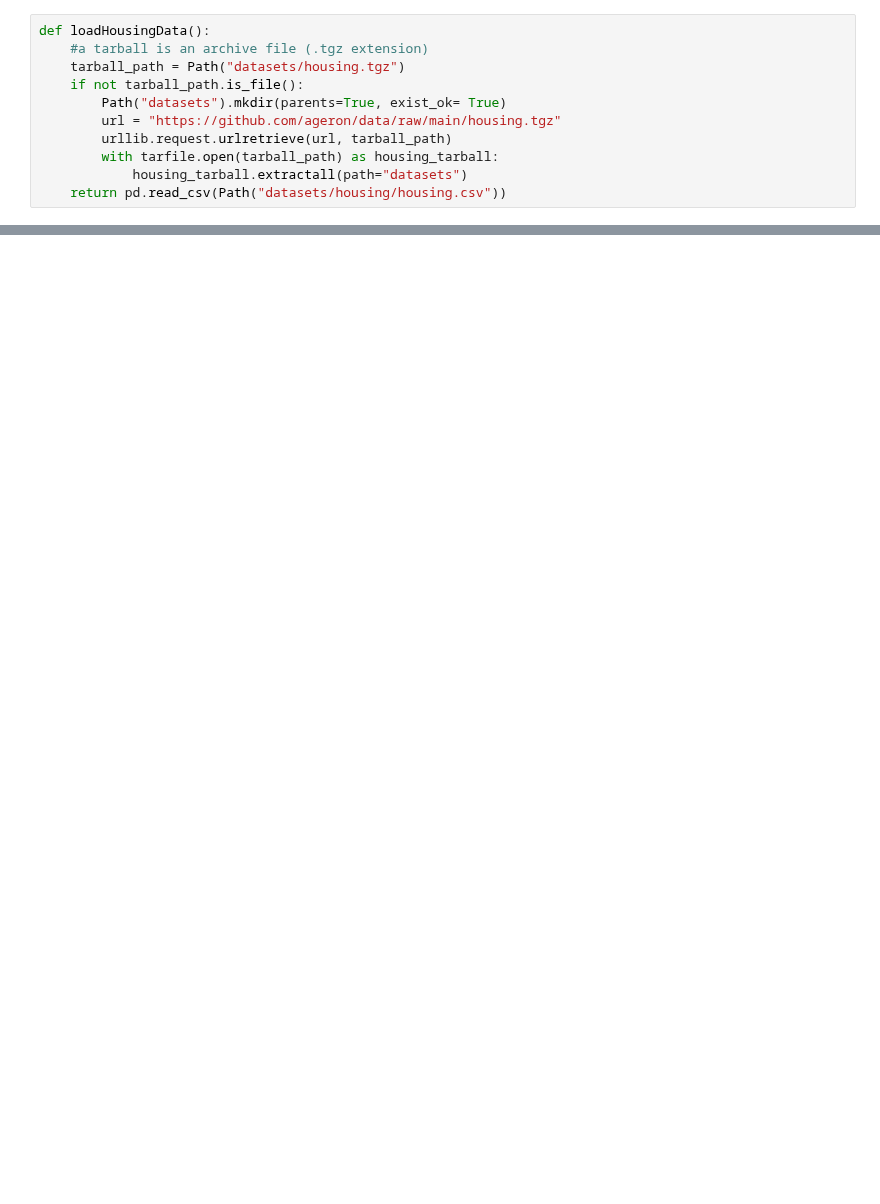
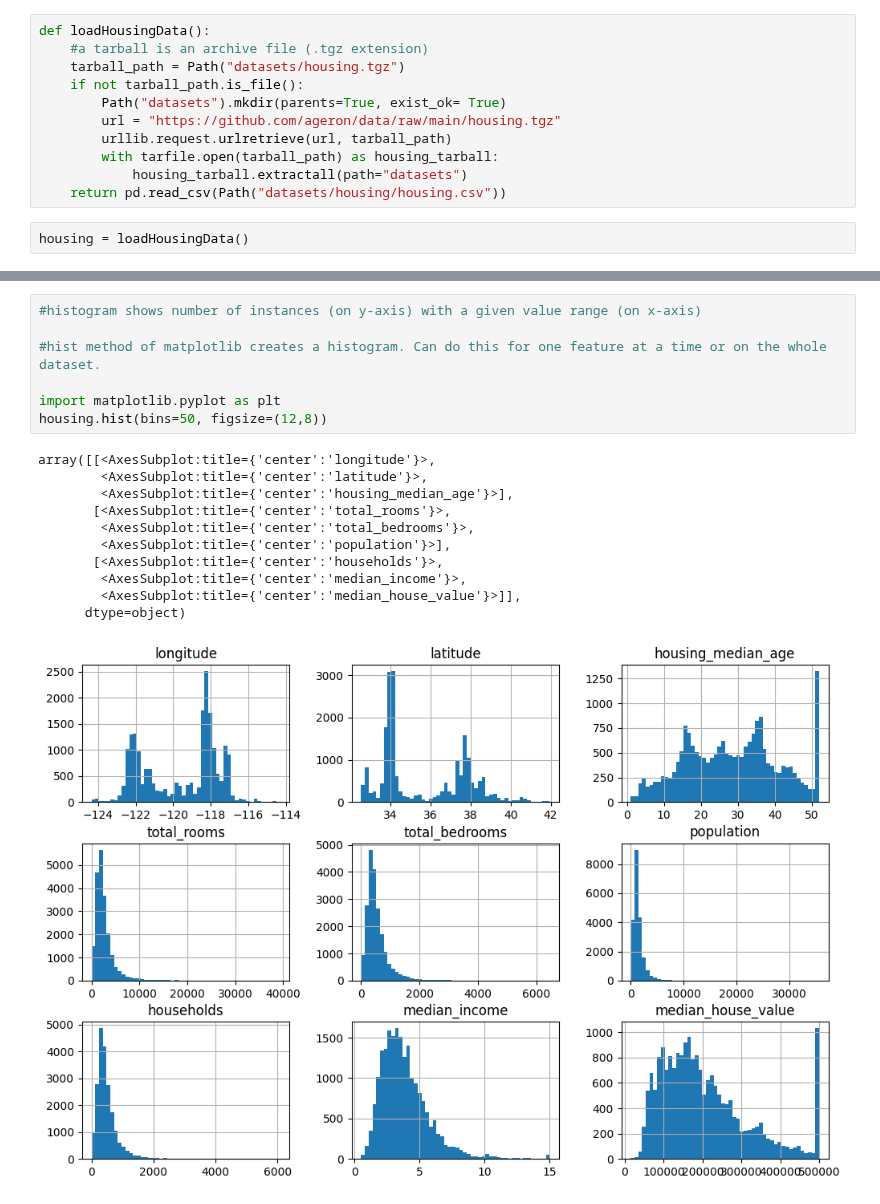
Before and after one commit to TaurusFire/Hands-on-Machine-Learning-Code-Notes, a Jupyter notebook: Chapter 2- Housing Project/HousingPrices.ipynb, the cells around one changed output, grey strips where cells are left out. Saved outputs shown, nothing was run; the diff lists cells and outputs as text; blank space fills up the shorter version.

Commit message:
modified HousingPrices

```diff
--- a/Chapter 2- Housing Project/HousingPrices.ipynb
+++ b/Chapter 2- Housing Project/HousingPrices.ipynb
@@ -32,3 +33,5 @@ def loadHousingData():
         with tarfile.open(tarball_path) as housing_tarball:
             housing_tarball.extractall(path="datasets")
     return pd.read_csv(Path("datasets/housing/housing.csv"))
+# %%
+housing = loadHousingData()
@@ -34,0 +92,19 @@ def loadHousingData():
+# %%
+#histogram shows number of instances (on y-axis) with a given value range (on x-axis)
+
+#hist method of matplotlib creates a histogram. Can do this for one feature at a time or on the whole dataset.
+
+import matplotlib.pyplot as plt
+housing.hist(bins=50, figsize=(12,8))
+# %% [output]
+array([[<AxesSubplot:title={'center':'longitude'}>,
+        <AxesSubplot:title={'center':'latitude'}>,
+        <AxesSubplot:title={'center':'housing_median_age'}>],
+       [<AxesSubplot:title={'center':'total_rooms'}>,
+        <AxesSubplot:title={'center':'total_bedrooms'}>,
+        <AxesSubplot:title={'center':'population'}>],
+       [<AxesSubplot:title={'center':'households'}>,
+        <AxesSubplot:title={'center':'median_income'}>,
+        <AxesSubplot:title={'center':'median_house_value'}>]],
+      dtype=object)
+[figure, added]
```
Also changed, not shown: parts of 7 cells of this notebook, 1 other file.
